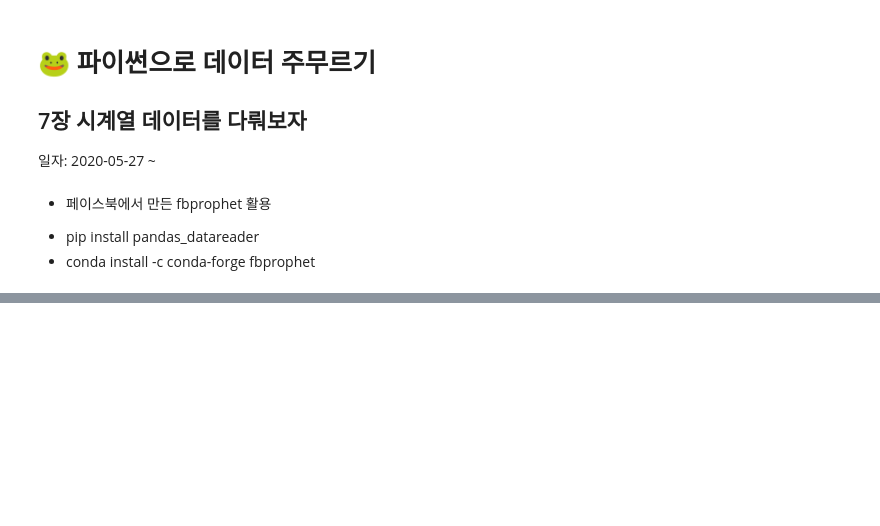
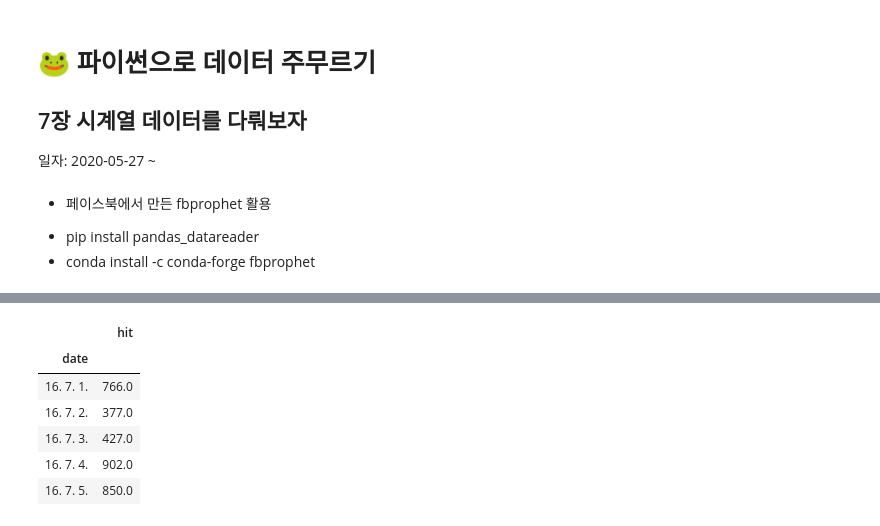
Before and after one commit to givemetarte/superhotpot, a Jupyter notebook: Handling_data_with_python/7. 시계열 데이터를 다뤄보자/week9_9_Time Series Data Handle.ipynb, the cells around one changed output, grey strips where cells are left out. Drawn from its saved outputs; the diff is of its cells as text; code cells hidden in the pictures; blank space fills up the shorter version.

```diff
--- a/Handling_data_with_python/7. 시계열 데이터를 다뤄보자/week9_9_Time Series Data Handle.ipynb
+++ b/Handling_data_with_python/7. 시계열 데이터를 다뤄보자/week9_9_Time Series Data Handle.ipynb
@@ -23,0 +35,14 @@ ModuleNotFoundError: No module named 'pandas_datareader'
+# %%
+pinkwink_web = pd.read_csv('08. PinkWink Web Traffic.csv',
+                          encoding='utf-8', thousands=',',
+                          names = ['date', 'hit'], index_col=0)
+pinkwink_web = pinkwink_web[pinkwink_web['hit'].notnull()]
+pinkwink_web.head()
+# %% [output]
+|  | hit |
+| date |  |
+| 16. 7. 1. | 766.0 |
+| 16. 7. 2. | 377.0 |
+| 16. 7. 3. | 427.0 |
+| 16. 7. 4. | 902.0 |
+| 16. 7. 5. | 850.0 |
```
Also changed, not shown: parts of 8 cells of this notebook, 3 other files.
